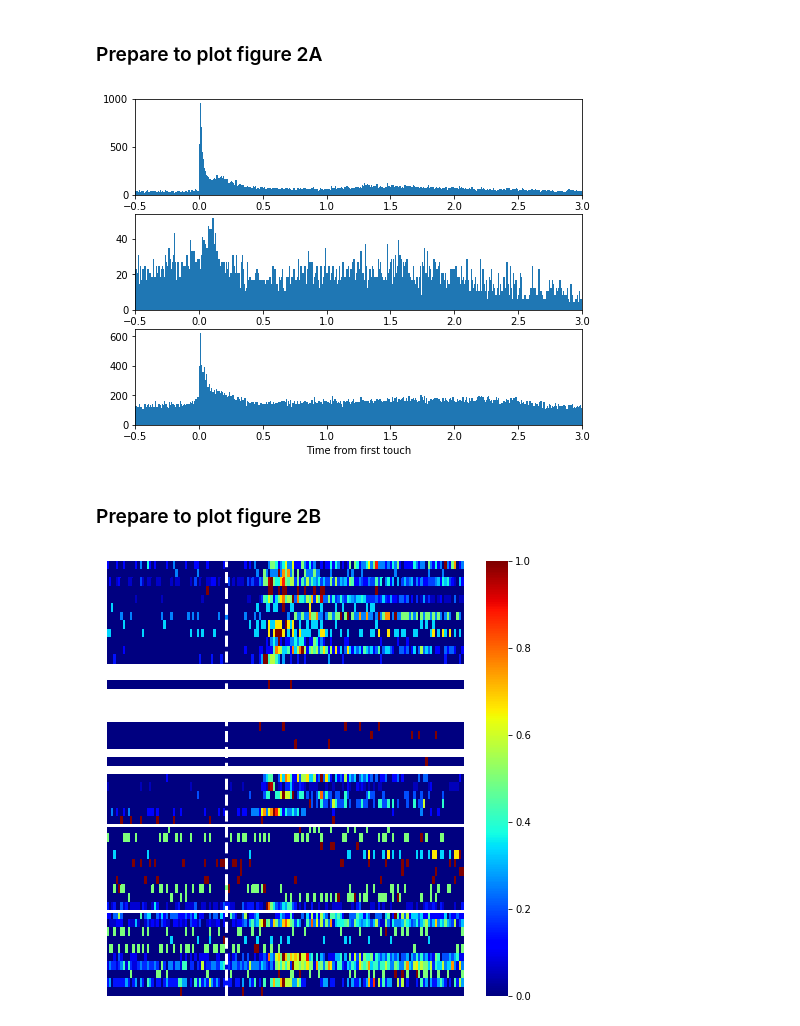
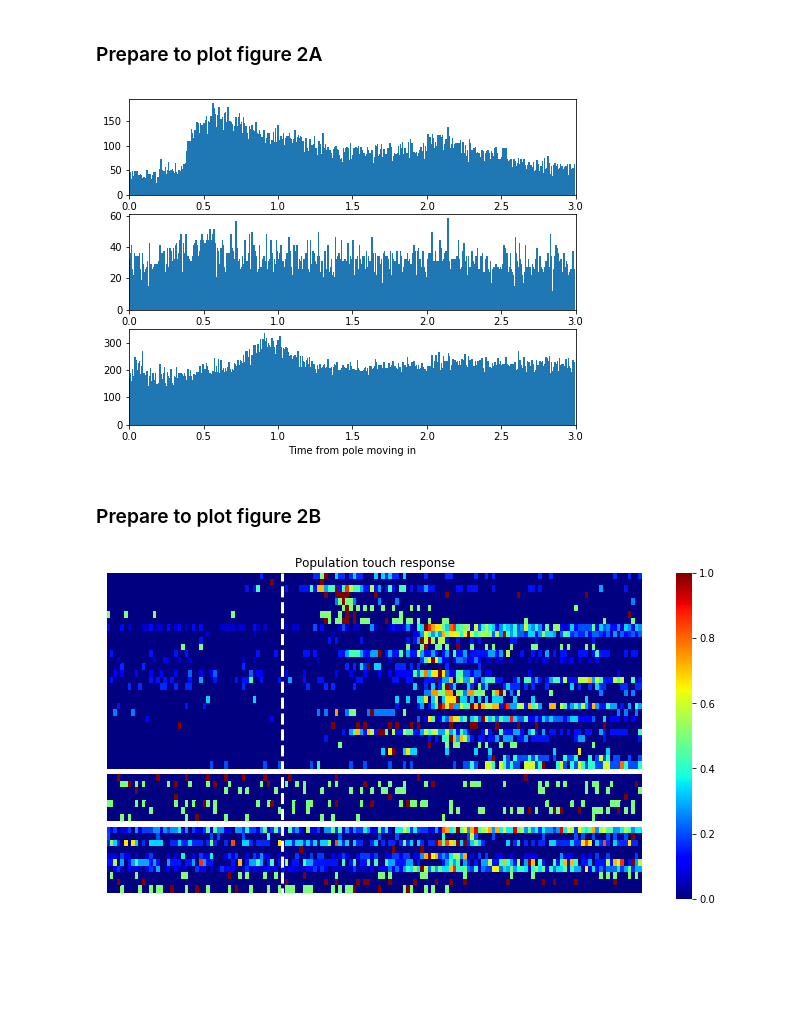
Before and after one commit to vathes/Hires-Gutnisky-2015, a Jupyter notebook: Notebooks/Hires-Gutnisky-2015 Example.ipynb, the cells around one changed output. Saved outputs shown, nothing was run; the diff lists cells and outputs as text; code cells hidden in the pictures; blank space fills up the shorter version.

```diff
--- a/Notebooks/Hires-Gutnisky-2015 Example.ipynb
+++ b/Notebooks/Hires-Gutnisky-2015 Example.ipynb
@@ -182,11 +192,11 @@ ephys_timestamps = np.linspace(-1*float(seg_param_key['pre_stim_duration']),
 # %%
 fig2a, axs = plt.subplots(3, 1, figsize=(8, 6))
 for ax, spike_train in zip(axs, (np.hstack(l4_c2_inside_spk), np.hstack(l4_c2_outside_spk), np.hstack(l5_c2_inside_spk))):
-    spk_rates, spk_edges = build_PSTH(spike_train, ephys_timestamps, (ephys_timestamps[0], ephys_timestamps[-1]), bin_size=0.005)
+    spk_rates, spk_edges = build_PSTH(spike_train, ephys_timestamps, (ephys_timestamps[0], ephys_timestamps[-1]), bin_size=0.006)
     ax.bar(spk_edges, spk_rates, width=0.01)
-    ax.set_xlim((-0.5, 3));
-axs[-1].set_xlabel('Time from first touch');
+    ax.set_xlim((0, 3));
+axs[-1].set_xlabel('Time from pole moving in');
 # %% [output]
-[figure, old version]
+[figure, new version]
 # %% [markdown]
 ### Prepare to plot figure 2B
@@ -198,9 +226,41 @@ cell_spk_rate = np.vstack(s[0] / s[0].max() for s in PSTH_matrix)
+# %%
+# Specify segmentation setting to align to "trial_start" event
+seg_param_key = (analysis.TrialSegmentationSetting & {'event': 'trial_start',
+                                                      'pre_stim_duration': 0,
+                                                      'post_stim_duration': 4.9}).fetch1()
+# %%
+# get spike-train from all trials from all cells - population level
+l4_c2_inside_spk = [(intracellular.TrialSegmentedSpikeTrain * behavior.TrialSegmentedBehavior & s & seg_param_key).fetch(
+    'segmented_spike_train', 'segmented_touch_onset') for s in l4_c2_inside_sess.fetch('KEY', order_by='session_id')]
+l4_c2_outside_spk = [(intracellular.TrialSegmentedSpikeTrain * behavior.TrialSegmentedBehavior & s & seg_param_key).fetch(
+    'segmented_spike_train', 'segmented_touch_onset') for s in l4_c2_outside_sess.fetch('KEY', order_by='session_id')]
+l5_c2_inside_spk = [(intracellular.TrialSegmentedSpikeTrain * behavior.TrialSegmentedBehavior & s & seg_param_key).fetch(
+    'segmented_spike_train', 'segmented_touch_onset') for s in l5_c2_inside_sess.fetch('KEY', order_by='session_id')]
+# %%
+population_psth = []
+cell_spk_edge = None
+for unit_group in (l4_c2_inside_spk, l4_c2_outside_spk, l5_c2_inside_spk):
+    # compute PSTH for population level
+    PSTH_matrix = [build_realigned_PSTH(u[0], u[1], timerange=(-1*float(seg_param_key['pre_stim_duration']),
+                               float(seg_param_key['post_stim_duration'])), tlim=(-0.025, 0.05), bin_size=0.0005)
+                   for u in unit_group if u[0].size > 0]
+
+    # obtain unit psth
+    cell_spk_edge = PSTH_matrix[0][1] if cell_spk_edge is None else cell_spk_edge
+    # per-unit normalization
+    cell_spk_rate = np.vstack(s[0] for s in PSTH_matrix)
+    # sort units based on response amplitude
+#     sorted_units = np.argsort(np.argmax(cell_spk_rate, axis=1))
+#     cell_spk_rate = cell_spk_rate[sorted_units, :]
+    population_psth.append(cell_spk_rate)
+    population_psth.append(np.full((1, cell_spk_rate.shape[1]), np.nan))
+# %%
+population_psth = np.vstack(population_psth)
 # %%
-fig2b, ax = plt.subplots(1, 1, figsize=(8, 8))
-sns.heatmap(cell_spk_rate, cmap='jet', ax=ax, xticklabels=[], yticklabels=[])
-# ax.imshow(cell_spk_rate, cmap='jet')
+fig2b, ax = plt.subplots(1, 1, figsize=(12, 6))
+sns.heatmap(population_psth, cmap='jet', ax=ax, xticklabels=[], yticklabels=[])
+
 ax.axvline(x=np.where(np.abs(cell_spk_edge-0)<1e-15)[0][0], color='w',linestyle='--',linewidth=3)
-for yv in np.cumsum([len(s) for s in (l4_c2_inside_spk, l4_c2_outside_spk, l5_c2_inside_spk)]):
-    ax.axhline(y=yv, color='w',linestyle='-',linewidth=3)
+ax.set_title('Population touch response');
 # %% [output]
-[figure, old version]
+[figure, new version]
```
Also changed, not shown: parts of 12 cells of this notebook, 6 other files.
